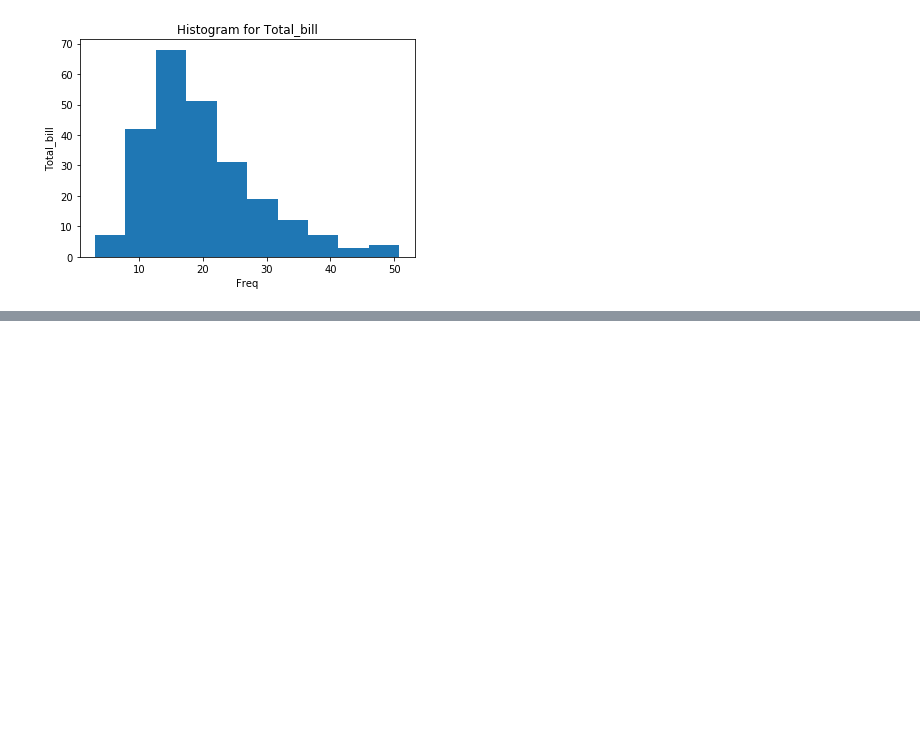
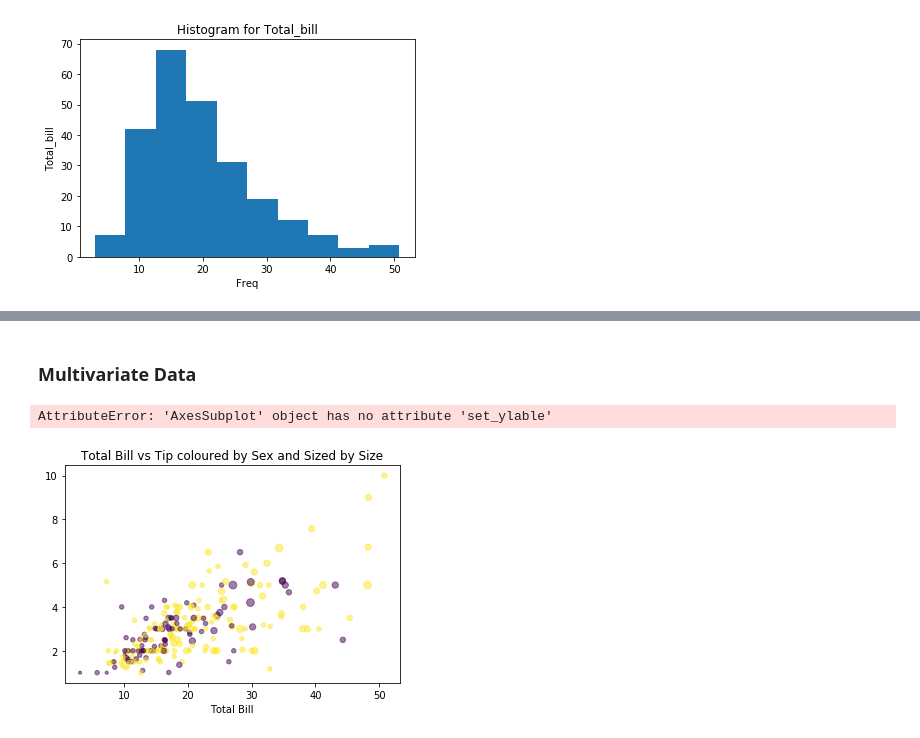
Before and after one commit to DeepikaSampangi/python_ds_pkgs, a Jupyter notebook: Pandas/Pandas - Plotting.ipynb, the cells around one changed output, grey strips where cells are left out. Drawn from its saved outputs; the diff is of its cells as text; code cells hidden in the pictures; blank space fills up the shorter version.

```diff
--- a/Pandas/Pandas - Plotting.ipynb
+++ b/Pandas/Pandas - Plotting.ipynb
@@ -104,0 +140,31 @@ uni_fig.show()
+# %% [markdown]
+### Multivariate Data
+# %%
+def rename_sex(sex):
+    if sex == 'Female':
+        return 0
+    else:
+        return 1
+
+tips['sex_color'] = tips['sex'].apply(rename_sex)
+
+scatter_plt = plt.figure()
+
+axes4 = scatter_plt.add_subplot(1,1,1)
+axes4.scatter(
+    x=tips['total_bill'],
+    y=tips['tip'],
+    s=tips['size']*10,
+    c=tips['sex_color'],
+    alpha=0.5
+)
+
+axes4.set_title("Total Bill vs Tip coloured by Sex and Sized by Size")
+
+axes4.set_xlabel('Total Bill')
+axes4.set_ylable('Tip')
+
+axes4.show()
+# %% [output]
+AttributeError: 'AxesSubplot' object has no attribute 'set_ylable'
+[figure, added]
```
Also changed, not shown: parts of 6 cells of this notebook.
